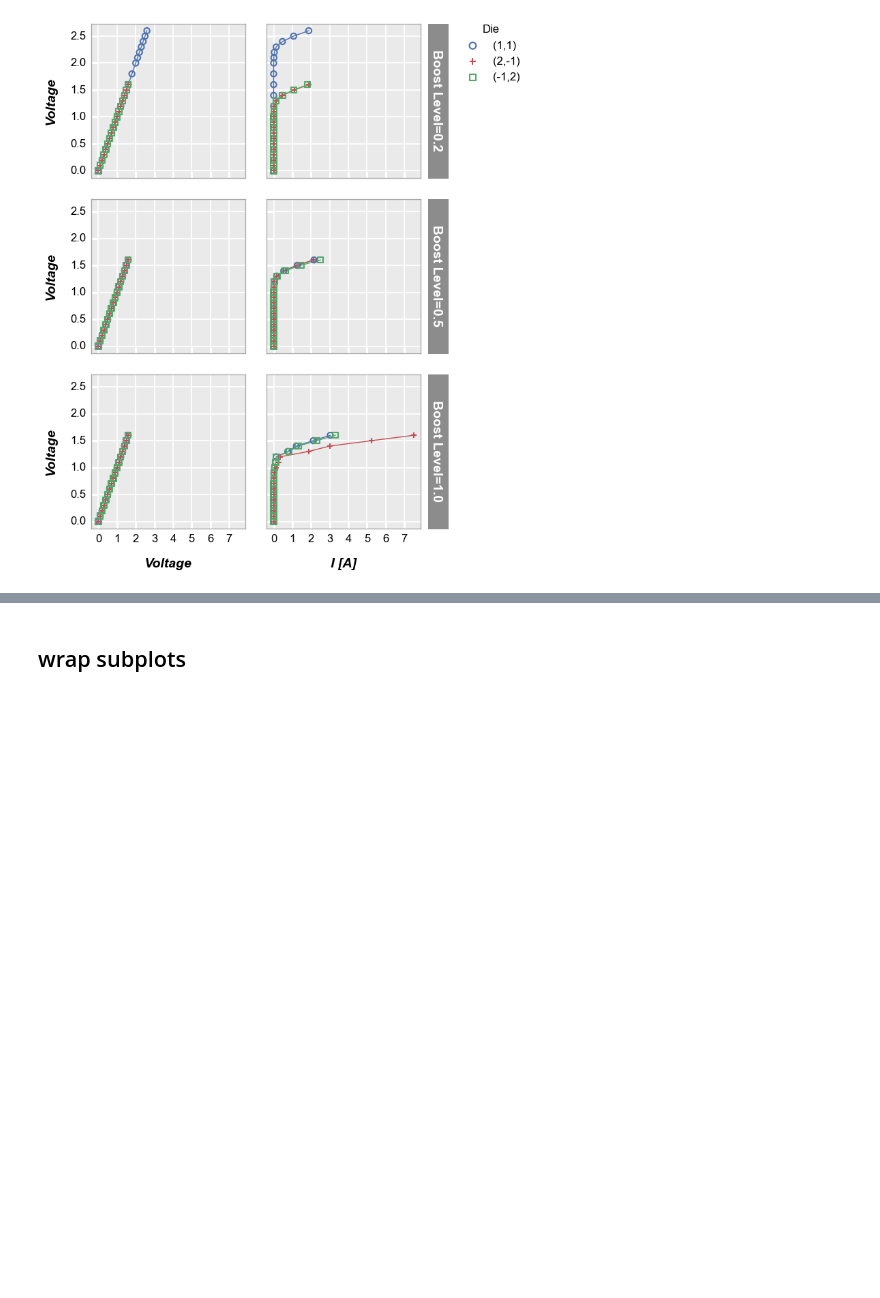
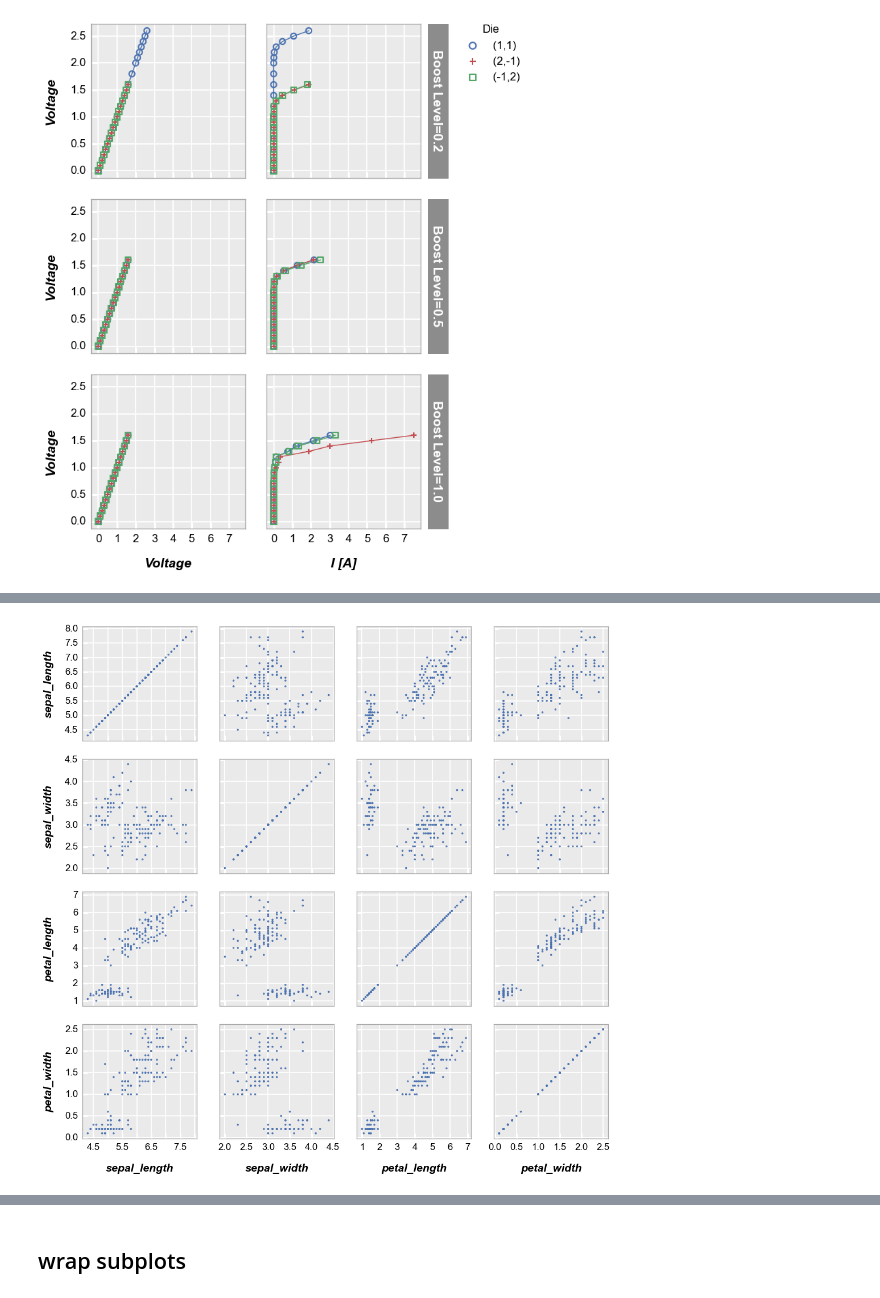
Before and after one commit to endangeredoxen/fivecentplots, a Jupyter notebook: doc/basics/grouping.ipynb, the cells around one changed output, grey strips where cells are left out. Drawn from its saved outputs; the diff is of its cells as text; code cells hidden in the pictures; blank space fills up the shorter version.

Commit message:
updates for scatterplot matrix bugs

```diff
--- a/doc/basics/grouping.ipynb
+++ b/doc/basics/grouping.ipynb
@@ -257,0 +264,3 @@ fcp.plot(df1, x=['Voltage', 'I [A]'], y='Voltage', legend='Die', row='Boost Leve
+# %%
+import seaborn as sns
+df_iris = sns.load_dataset("iris")
@@ -257,0 +269,2 @@ fcp.plot(df1, x=['Voltage', 'I [A]'], y='Voltage', legend='Die', row='Boost Leve
+# %%
+cols = ['sepal_length', 'sepal_width', 'petal_length', 'petal_width']
@@ -257,0 +277,9 @@ fcp.plot(df1, x=['Voltage', 'I [A]'], y='Voltage', legend='Die', row='Boost Leve
+# %%
+fcp.plot(df_iris, x=cols, y=cols, row='y', col='x', lines=False, ax_size=[200, 200],
+         marker_size=1, ws_row_col=0, share_col=True, share_row=True)
+
+## THIS HAS ERRORS --> WITHOUT SHARE WE HAVE OVERLAPPING TICKS, WITH WE HAVE WS
+## CONSIDER DEFAULTS
+## ADD NEW TESTS
+## FIX FILENAME LENGTH ISSUE
+# %% [output]
@@ -257,0 +287 @@ fcp.plot(df1, x=['Voltage', 'I [A]'], y='Voltage', legend='Die', row='Boost Leve
+[figure, added]
```
Also changed, not shown: parts of 11 cells of this notebook, 36 other files.
